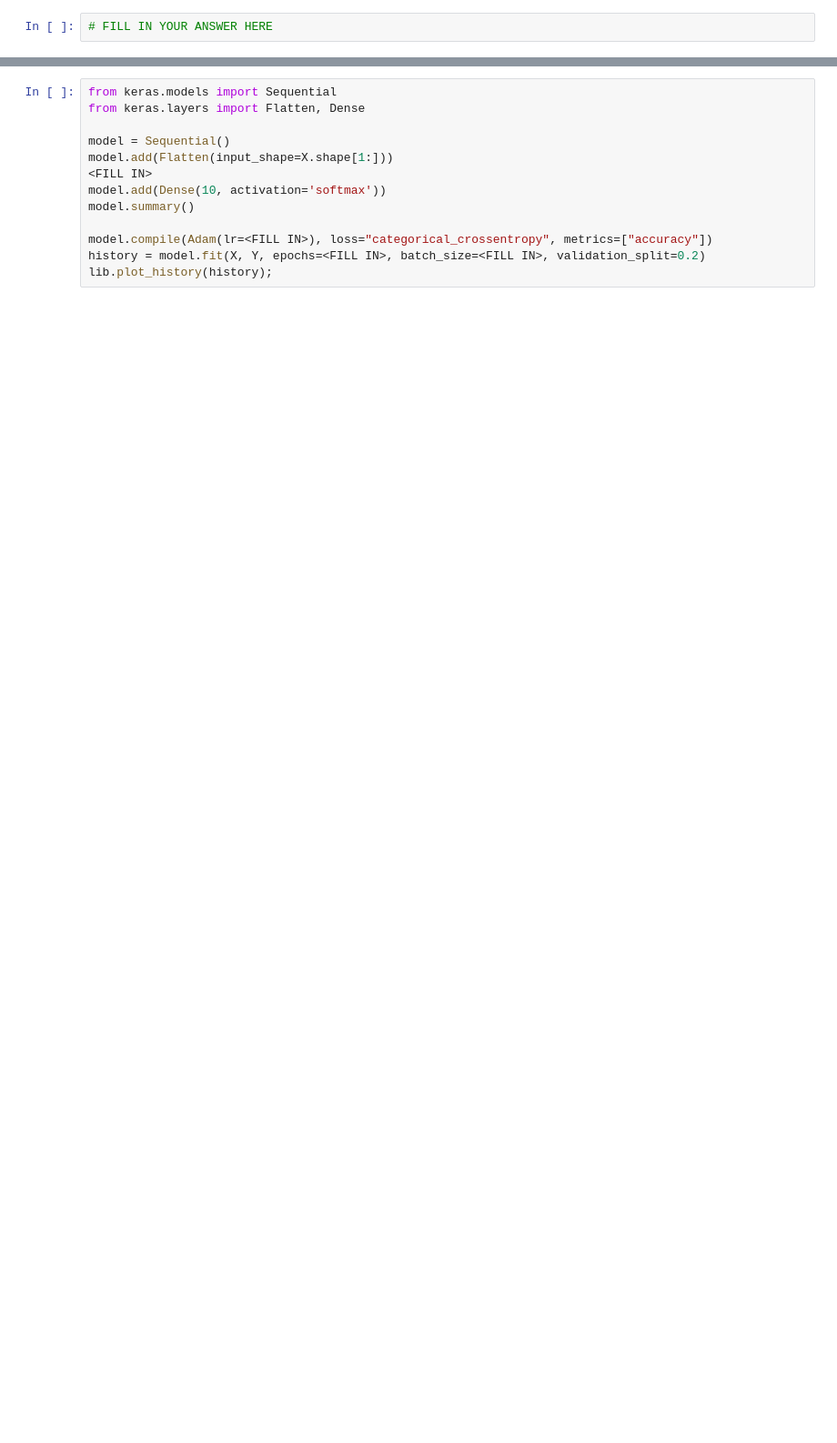
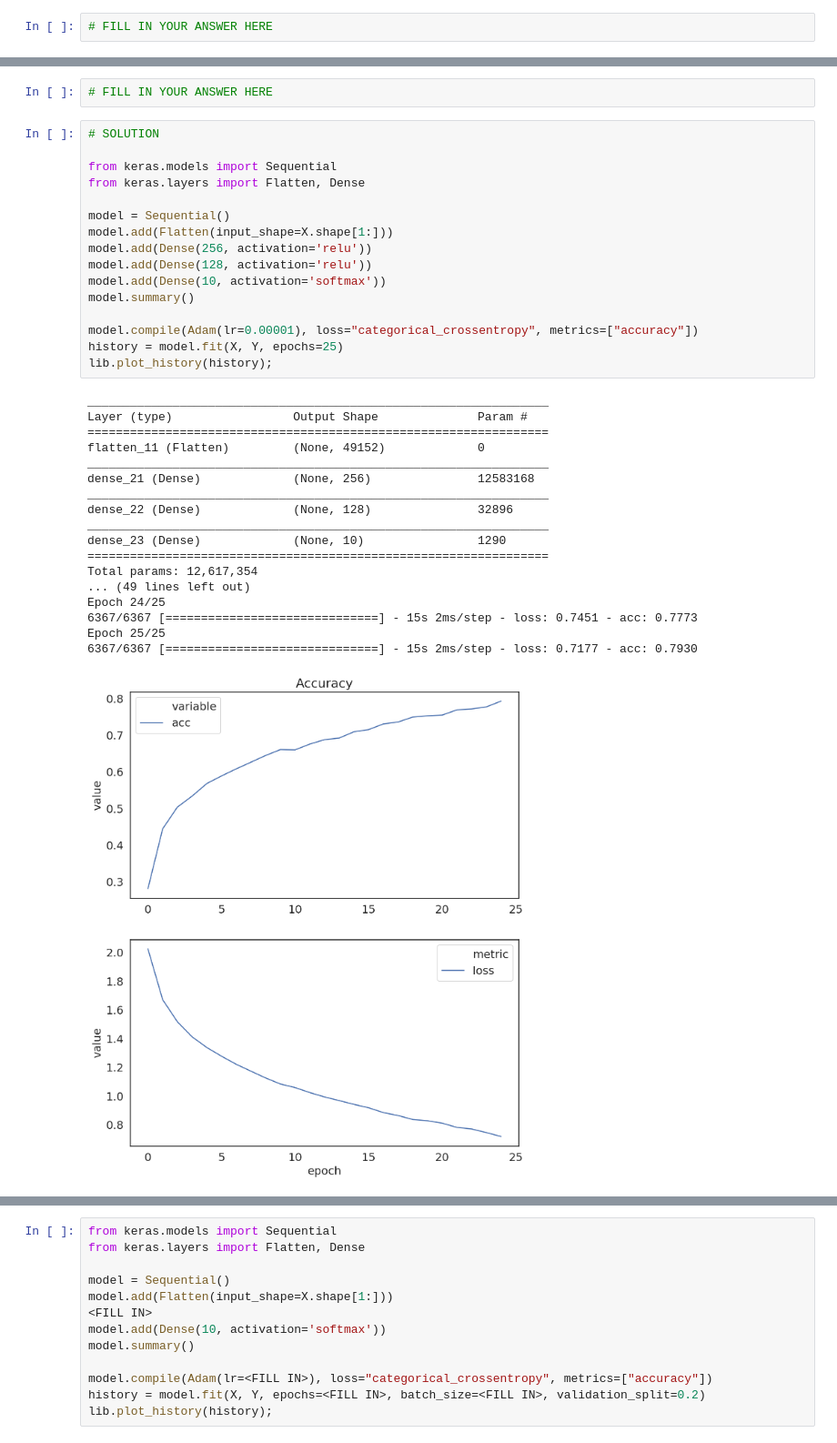
Before and after one commit to sara-nl/elixir-dl, a Jupyter notebook: 02-hyperparameter-tuning.ipynb, the cells around one changed output, grey strips where cells are left out. Shown at 91% size. Drawn from its saved outputs; the diff is of its cells as text; blank space fills up the shorter version.

```diff
--- a/02-hyperparameter-tuning.ipynb
+++ b/02-hyperparameter-tuning.ipynb
@@ -198,0 +296,37 @@ Very low learning rates, like 0.0000001, still work, but improve the loss very s
+# %%
+# FILL IN YOUR ANSWER HERE
+# %%
+# SOLUTION
+
+from keras.models import Sequential
+from keras.layers import Flatten, Dense
+
+model = Sequential()
+model.add(Flatten(input_shape=X.shape[1:]))
+model.add(Dense(256, activation='relu'))
+model.add(Dense(128, activation='relu'))
+model.add(Dense(10, activation='softmax'))
+model.summary()
+
+model.compile(Adam(lr=0.00001), loss="categorical_crossentropy", metrics=["accuracy"])
+history = model.fit(X, Y, epochs=25)
+lib.plot_history(history);
+# %% [output]
+_________________________________________________________________
+Layer (type)                 Output Shape              Param #
+=================================================================
+flatten_11 (Flatten)         (None, 49152)             0
+_________________________________________________________________
+dense_21 (Dense)             (None, 256)               12583168
+_________________________________________________________________
+dense_22 (Dense)             (None, 128)               32896
+_________________________________________________________________
+dense_23 (Dense)             (None, 10)                1290
+=================================================================
+Total params: 12,617,354
+... (49 lines left out)
+Epoch 24/25
+6367/6367 [==============================] - 15s 2ms/step - loss: 0.7451 - acc: 0.7773
+Epoch 25/25
+6367/6367 [==============================] - 15s 2ms/step - loss: 0.7177 - acc: 0.7930
+[figure, added]
```
Also changed, not shown: parts of 32 cells of this notebook.
